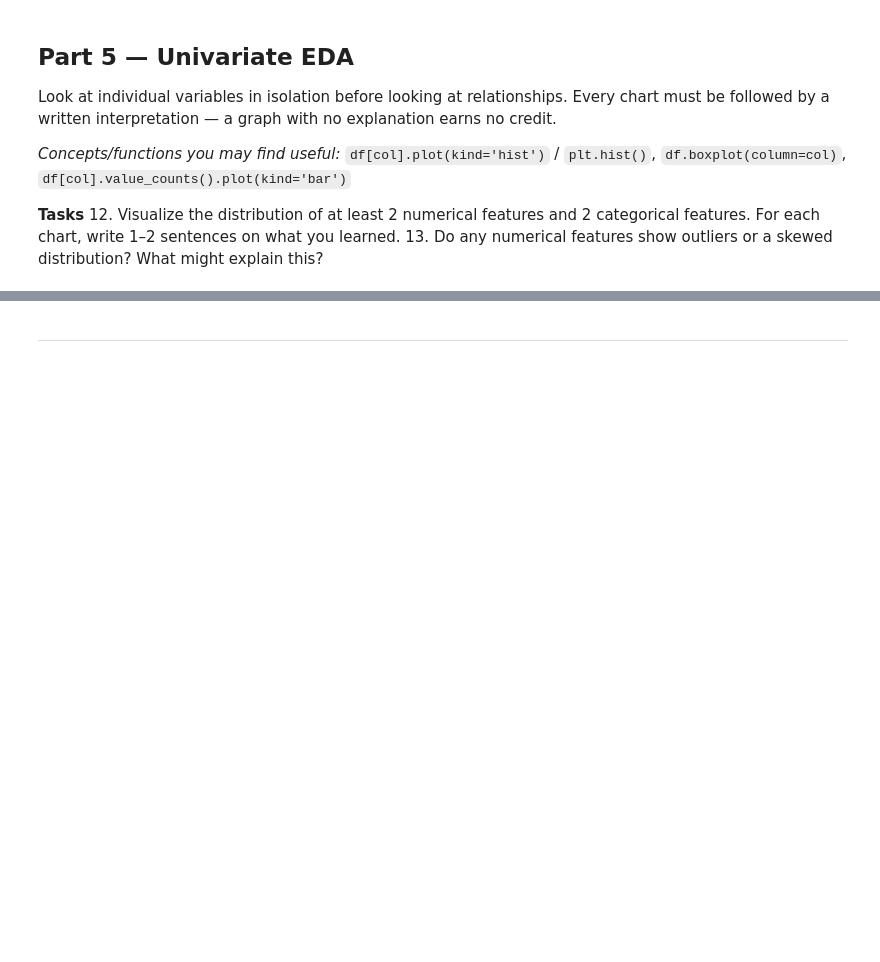
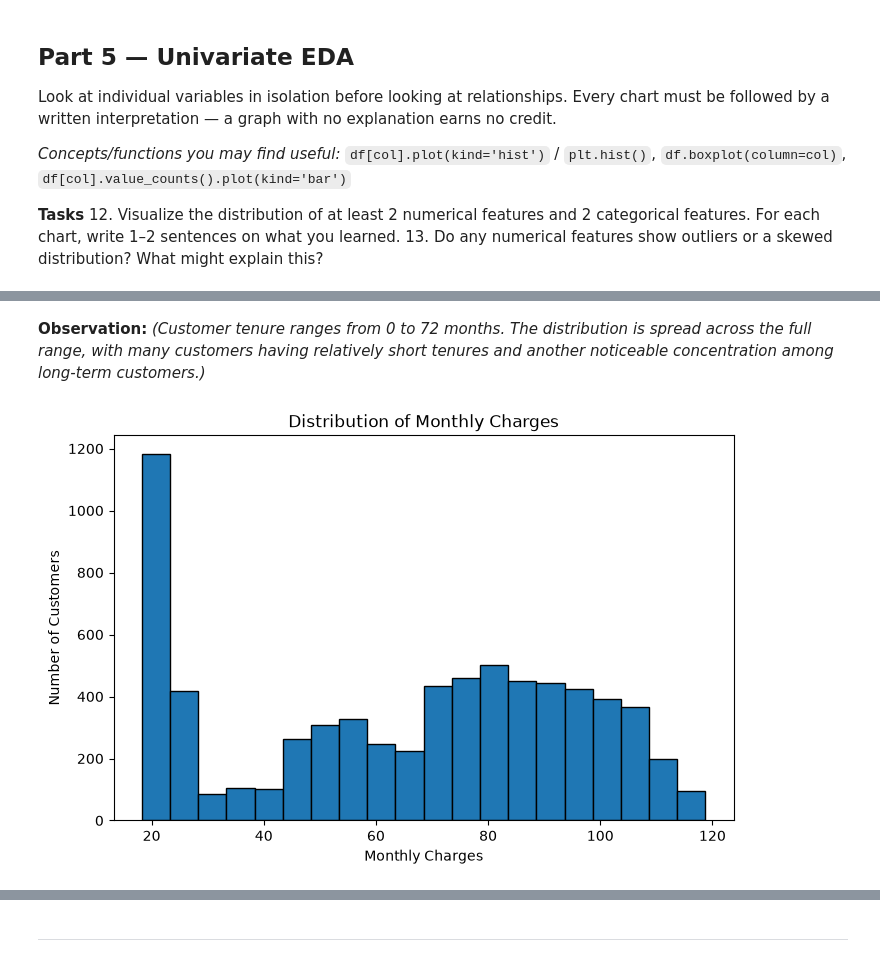
Before and after one commit to waqas309/ML-Lab-Lab02, a Jupyter notebook: Lab2_Data_Cleaning_EDA_Template.ipynb, the cells around one changed output, grey strips where cells are left out. Cells and saved outputs as stored; diff of their text form; code cells hidden in the pictures; blank space fills up the shorter version.

```diff
--- a/Lab2_Data_Cleaning_EDA_Template.ipynb
+++ b/Lab2_Data_Cleaning_EDA_Template.ipynb
@@ -428,0 +388,12 @@ _(your answer here)_
+# %% [markdown]
+**Observation:** _(Customer tenure ranges from 0 to 72 months. The distribution is spread across the full range, with many customers having relatively short tenures and another noticeable concentration among long-term customers.)_
+# %%
+# Task 12 — numerical feature 2: distribution plot
+plt.figure(figsize=(8, 5))
+plt.hist(cleaned_df["MonthlyCharges"], bins=20, edgecolor="black")
+plt.title("Distribution of Monthly Charges")
+plt.xlabel("Monthly Charges")
+plt.ylabel("Number of Customers")
+plt.show()
+# %% [output]
+[figure, added]
```
Also changed, not shown: parts of 22 cells of this notebook.
